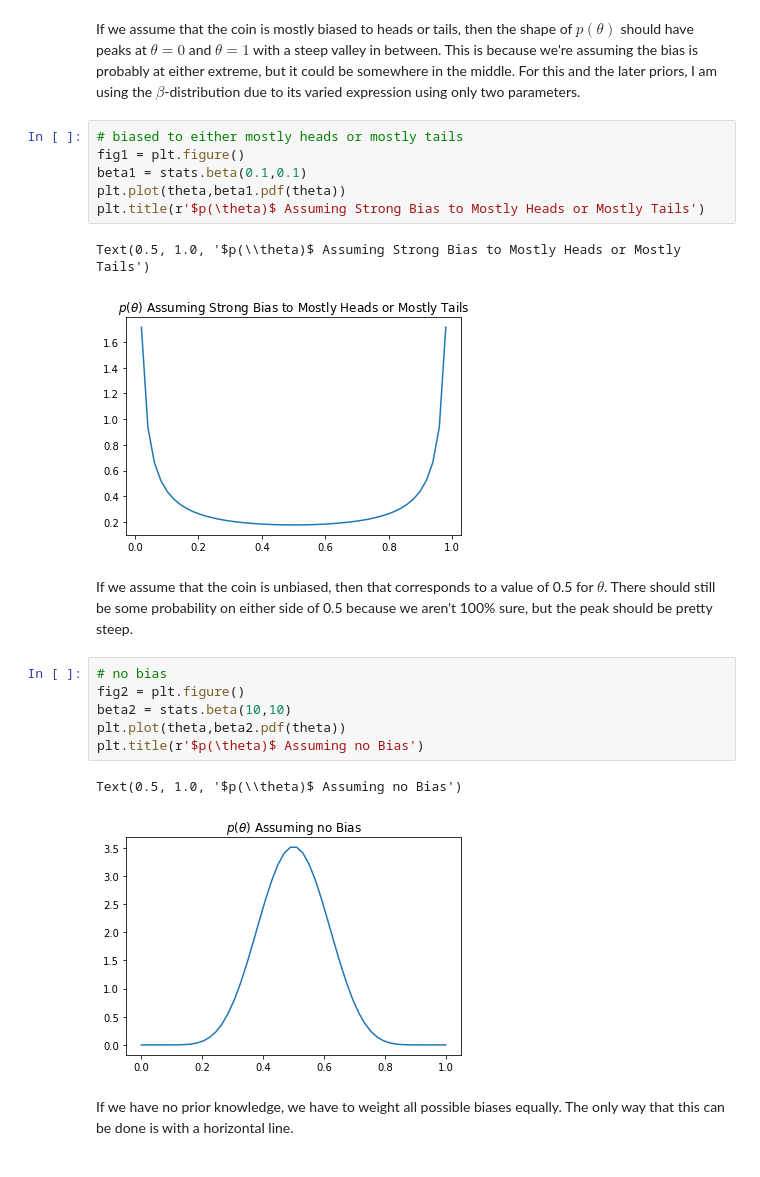
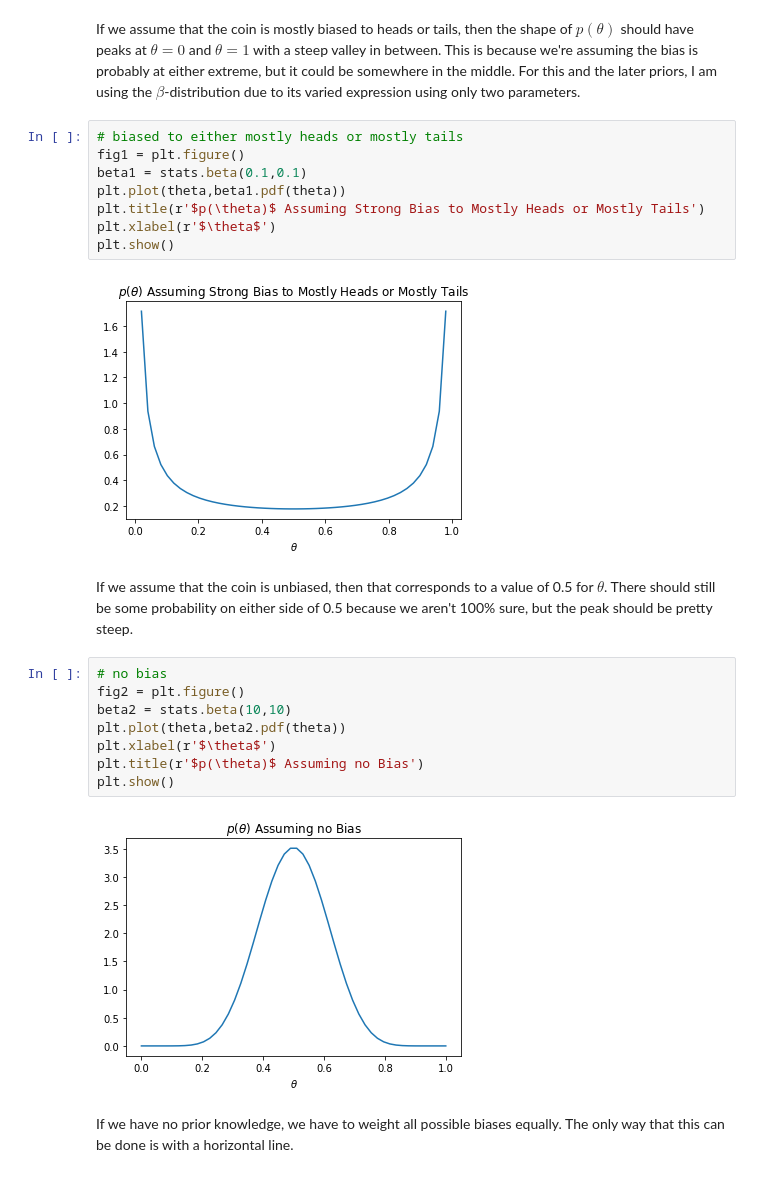
Before and after one commit to williamnourse/EECS_491_HW, a Jupyter notebook: A1/491-A1-wrn13.ipynb, the cells around one changed output. Drawn from its saved outputs; the diff is of its cells as text.

```diff
--- a/A1/491-A1-wrn13.ipynb
+++ b/A1/491-A1-wrn13.ipynb
@@ -173,12 +174,13 @@ If we assume that the coin is mostly biased to heads or tails, then the shape of
 # %%
 # biased to either mostly heads or mostly tails
 fig1 = plt.figure()
 beta1 = stats.beta(0.1,0.1)
 plt.plot(theta,beta1.pdf(theta))
 plt.title(r'$p(\theta)$ Assuming Strong Bias to Mostly Heads or Mostly Tails')
+plt.xlabel(r'$\theta$')
+plt.show()
 # %% [output]
-Text(0.5, 1.0, '$p(\\theta)$ Assuming Strong Bias to Mostly Heads or Mostly Tails')
-[figure, old version]
+[figure, new version]
 # %% [markdown]
 If we assume that the coin is unbiased, then that corresponds to a value of 0.5 for $\theta$. There should still be some probability on either side of 0.5 because we aren't 100% sure, but the peak should be pretty steep.
 # %%
@@ -186,10 +188,11 @@ If we assume that the coin is unbiased, then that corresponds to a value of 0.5
 fig2 = plt.figure()
 beta2 = stats.beta(10,10)
 plt.plot(theta,beta2.pdf(theta))
+plt.xlabel(r'$\theta$')
 plt.title(r'$p(\theta)$ Assuming no Bias')
+plt.show()
 # %% [output]
-Text(0.5, 1.0, '$p(\\theta)$ Assuming no Bias')
-[figure, old version]
+[figure, new version]
 # %% [markdown]
 If we have no prior knowledge, we have to weight all possible biases equally. The only way that this can be done is with a horizontal line.
 # %%
```
Also changed, not shown: parts of 12 cells of this notebook.
